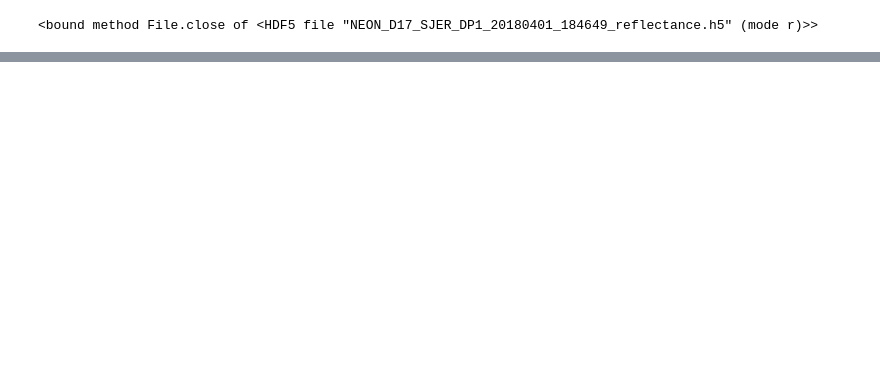
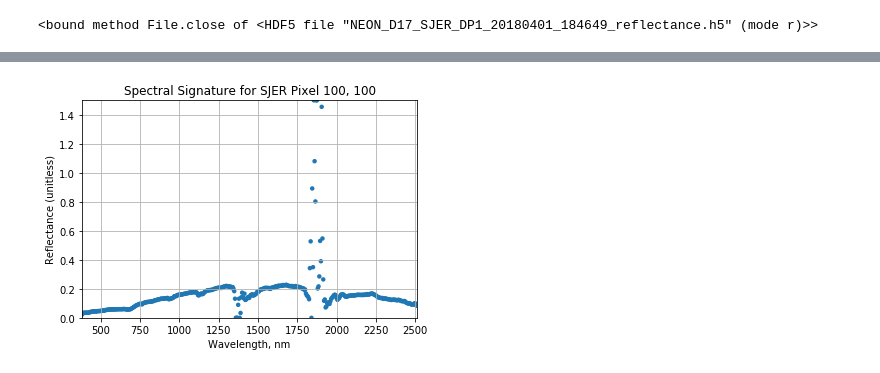
Before and after one commit to amyoun01/2018-NEON-Data-Institute-Git-Demo, a Jupyter notebook: Extract_and_Plot_Spectra_from_AOP.ipynb, the cells around one changed output, grey strips where cells are left out. Drawn from its saved outputs; the diff is of its cells as text; code cells hidden in the pictures; blank space fills up the shorter version.

```diff
--- a/Extract_and_Plot_Spectra_from_AOP.ipynb
+++ b/Extract_and_Plot_Spectra_from_AOP.ipynb
@@ -272,3 +272,8 @@ metadata['bad_band_window2'] = refl.attrs['Band_Window_2_Nanometers']
 metadata['bad_band_window2']
 # %% [output]
 array([1790, 1955], dtype=int32)
+# %%
+# Extract projection information
+# metadata['projection'] = refl['Metadata']['Coordinate_System']['Proj4'].value
+metadata['epsg'] = int(refl['Metadata']['Coordinate_System']['EPSG Code'].value)
+metadata['epsg']
@@ -282,3 +289,11 @@ ValueError: invalid literal for int() with base 10: b'UTM,  1.000,  1.000,  2541
 hdf5_file.close
 # %% [output]
 <bound method File.close of <HDF5 file "NEON_D17_SJER_DP1_20180401_184649_reflectance.h5" (mode r)>>
+# %%
+# Make a new empty pandas data frame
+serc_pixel_df = pd.DataFrame()
+# %%
+# Make a new empty pandas dataframe
+serc_pixel_df['reflectance'] = reflArray[pixel_to_plot[0],pixel_to_plot[1],:]
+# %%
+serc_pixel_df['wavelength'] = metadata['wavelength']
@@ -284,0 +318,25 @@ hdf5_file.close
+# %%
+# Make a plot!!
+serc_pixel_df.plot(x='wavelength',
+                  y ='reflectance',
+                  kind='scatter',
+                  edgecolor='none')
+plt.title('Spectral Signature for '+sitename+' Pixel '+', '.join(map(str,pixel_to_plot)))
+
+ax = plt.gca() # gca (get current axes)
+
+ax.set_xlim([np.min(serc_pixel_df['wavelength']),
+            np.max(serc_pixel_df['wavelength'])])
+
+ax.set_ylim([np.min(serc_pixel_df['reflectance']),
+             np.max(serc_pixel_df['reflectance'])])
+
+ax.set_xlabel("Wavelength, nm")
+ax.set_ylabel("Reflectance (unitless)")
+
+ax.grid(True)
+
+fig = ax.get_figure()
+fig.savefig('./output/figs/'+sitename+'_plot1.png')
+# %% [output]
+[figure, added]
```
Also changed, not shown: parts of 7 cells of this notebook.
